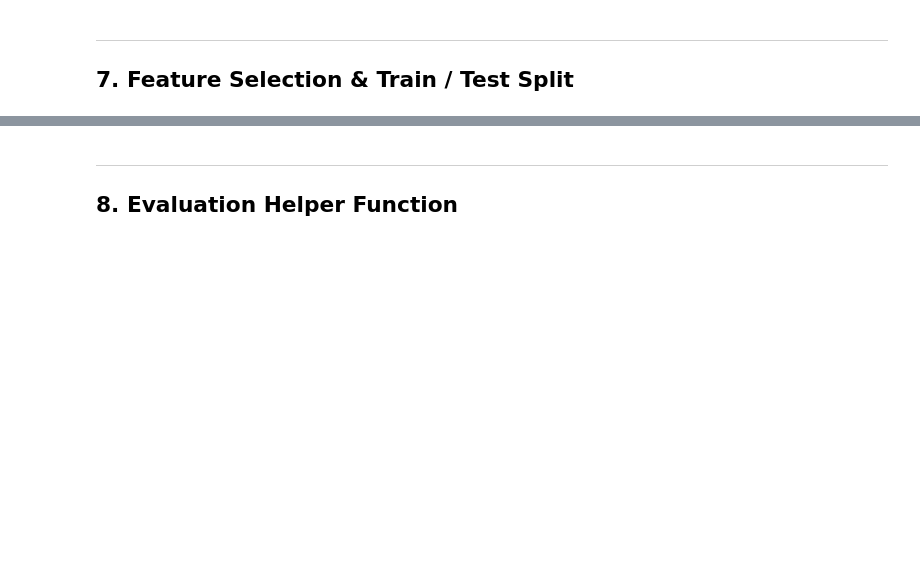
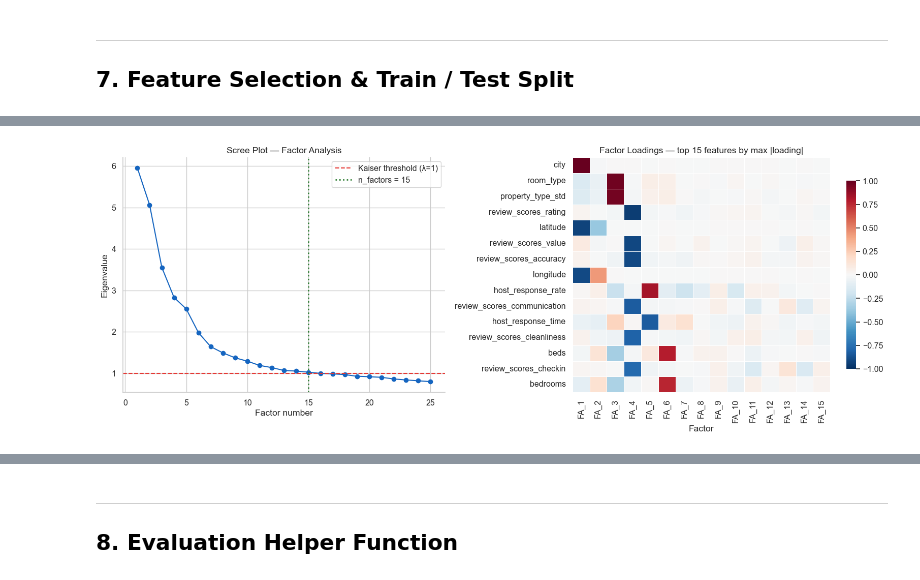
Before and after one commit to nnnuria/airbnb-investment-intelligence, a Jupyter notebook: notebooks/price_ml_model.ipynb, the cells around one changed output, grey strips where cells are left out. Saved outputs shown, nothing was run; the diff lists cells and outputs as text; code cells hidden in the pictures; blank space fills up the shorter version.

```diff
--- a/notebooks/price_ml_model.ipynb
+++ b/notebooks/price_ml_model.ipynb
@@ -911,0 +995,32 @@ Scaler fitted on 34,087 training rows. Saved to models/price_scaler.pkl
+# %%
+fig, axes = plt.subplots(1, 2, figsize=(16, 6))
+
+# Left — scree plot
+ev_plot = eigenvalues[:min(25, len(eigenvalues))]
+axes[0].plot(range(1, len(ev_plot) + 1), ev_plot, "o-", color="#1565C0")
+axes[0].axhline(1.0, color="#E53935", ls="--", lw=1.5, label="Kaiser threshold (λ=1)")
+axes[0].axvline(n_factors, color="#2E7D32", ls=":", lw=2,
+                label=f"n_factors = {n_factors}")
+axes[0].set_xlabel("Factor number")
+axes[0].set_ylabel("Eigenvalue")
+axes[0].set_title("Scree Plot — Factor Analysis")
+axes[0].legend()
+axes[0].spines["top"].set_visible(False)
+axes[0].spines["right"].set_visible(False)
+
+# Right — factor loadings heatmap (top 15 features by max |loading|)
+loadings     = pd.DataFrame(fa.components_.T, index=X_train_all.columns, columns=fa_cols)
+top_features = loadings.abs().max(axis=1).nlargest(15).index
+sns.heatmap(
+    loadings.loc[top_features], ax=axes[1],
+    cmap="RdBu_r", center=0, vmin=-1, vmax=1,
+    linewidths=0.5, annot=False, cbar_kws={"shrink": 0.8},
+)
+axes[1].set_title("Factor Loadings — top 15 features by max |loading|")
+axes[1].set_xlabel("Factor")
+
+plt.tight_layout()
+plt.savefig(MODEL_DIR / "07b_factor_analysis.png", dpi=130, bbox_inches="tight")
+plt.show()
+# %% [output]
+[figure, added]
```
Also changed, not shown: parts of 30 cells of this notebook, 13 other files.
